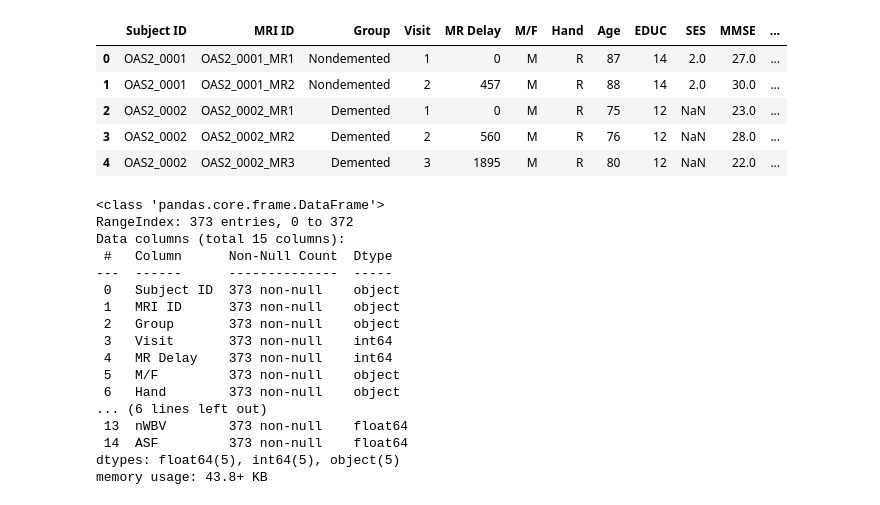
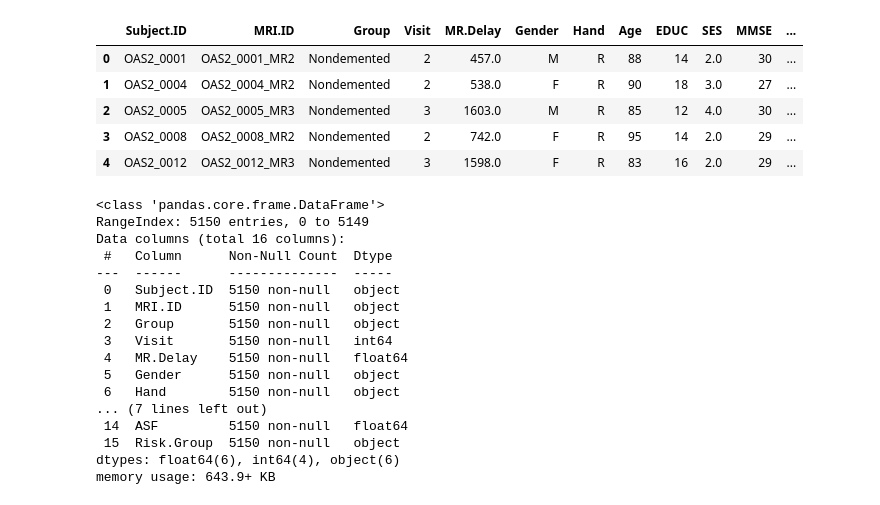
Before and after one commit to debahferreira/neuropredict-ml, a Jupyter notebook: notebooks/02_exploracao.ipynb, the cells around one changed output. Saved outputs shown, nothing was run; the diff lists cells and outputs as text; code cells hidden in the pictures.

```diff
--- a/notebooks/02_exploracao.ipynb
+++ b/notebooks/02_exploracao.ipynb
@@ -1,39 +1,40 @@
 # %%
 import os
 import pandas as pd
+import seaborn as sns
 
-OASIS_PATH = os.path.join("..", "data", "raw", "oasis_longitudinal.csv")
+OASIS_PATH = os.path.join("..", "data", "raw", "oasis_combined_synthetic.csv")
 
 def load_oasis_data(oasis_path = OASIS_PATH):
     return pd.read_csv(oasis_path)
 
 oasis = load_oasis_data()
 oasis.head()
 # %% [output]
-|  | Subject ID | MRI ID | Group | Visit | MR Delay | M/F | Hand | Age | EDUC | SES | MMSE | ... |
-| 0 | OAS2_0001 | OAS2_0001_MR1 | Nondemented | 1 | 0 | M | R | 87 | 14 | 2.0 | 27.0 | ... |
-| 1 | OAS2_0001 | OAS2_0001_MR2 | Nondemented | 2 | 457 | M | R | 88 | 14 | 2.0 | 30.0 | ... |
-| 2 | OAS2_0002 | OAS2_0002_MR1 | Demented | 1 | 0 | M | R | 75 | 12 | NaN | 23.0 | ... |
-| 3 | OAS2_0002 | OAS2_0002_MR2 | Demented | 2 | 560 | M | R | 76 | 12 | NaN | 28.0 | ... |
-| 4 | OAS2_0002 | OAS2_0002_MR3 | Demented | 3 | 1895 | M | R | 80 | 12 | NaN | 22.0 | ... |
+|  | Subject.ID | MRI.ID | Group | Visit | MR.Delay | Gender | Hand | Age | EDUC | SES | MMSE | ... |
+| 0 | OAS2_0001 | OAS2_0001_MR2 | Nondemented | 2 | 457.0 | M | R | 88 | 14 | 2.0 | 30 | ... |
+| 1 | OAS2_0004 | OAS2_0004_MR2 | Nondemented | 2 | 538.0 | F | R | 90 | 18 | 3.0 | 27 | ... |
+| 2 | OAS2_0005 | OAS2_0005_MR3 | Nondemented | 3 | 1603.0 | M | R | 85 | 12 | 4.0 | 30 | ... |
+| 3 | OAS2_0008 | OAS2_0008_MR2 | Nondemented | 2 | 742.0 | F | R | 95 | 14 | 2.0 | 29 | ... |
+| 4 | OAS2_0012 | OAS2_0012_MR3 | Nondemented | 3 | 1598.0 | F | R | 83 | 16 | 2.0 | 29 | ... |
 # %%
 oasis.info()
 # %% [output]
 <class 'pandas.core.frame.DataFrame'>
-RangeIndex: 373 entries, 0 to 372
-Data columns (total 15 columns):
+RangeIndex: 5150 entries, 0 to 5149
+Data columns (total 16 columns):
  #   Column      Non-Null Count  Dtype
 ---  ------      --------------  -----
- 0   Subject ID  373 non-null    object
- 1   MRI ID      373 non-null    object
- 2   Group       373 non-null    object
- 3   Visit       373 non-null    int64
- 4   MR Delay    373 non-null    int64
- 5   M/F         373 non-null    object
- 6   Hand        373 non-null    object
-... (6 lines left out)
- 13  nWBV        373 non-null    float64
- 14  ASF         373 non-null    float64
-dtypes: float64(5), int64(5), object(5)
-memory usage: 43.8+ KB
+ 0   Subject.ID  5150 non-null   object
+ 1   MRI.ID      5150 non-null   object
+ 2   Group       5150 non-null   object
+ 3   Visit       5150 non-null   int64
+ 4   MR.Delay    5150 non-null   float64
+ 5   Gender      5150 non-null   object
+ 6   Hand        5150 non-null   object
+... (7 lines left out)
+ 14  ASF         5150 non-null   float64
+ 15  Risk.Group  5150 non-null   object
+dtypes: float64(6), int64(4), object(6)
+memory usage: 643.9+ KB
 # %% [markdown]
```
Also changed, not shown: parts of 9 cells of this notebook, 1 other file.
